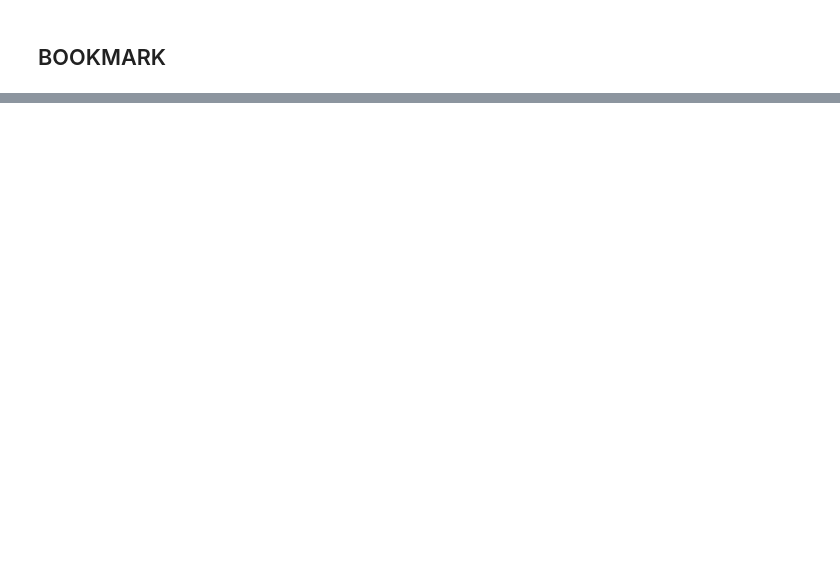
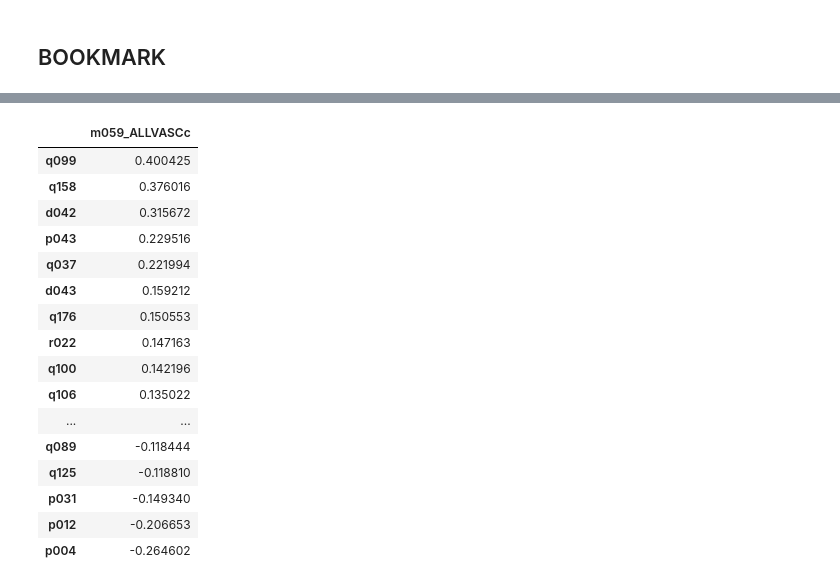
Before and after one commit to colbytse/community_health_project, a Jupyter notebook: modeling-ct.ipynb, the cells around one changed output, grey strips where cells are left out. Cells and saved outputs as stored; diff of their text form; code cells hidden in the pictures; blank space fills up the shorter version.

Commit message:
added features and importance coefficient lists

```diff
--- a/modeling-ct.ipynb
+++ b/modeling-ct.ipynb
@@ -295,0 +318,36 @@ update_df(lasso, "m005_ALL_35-69.L2-2")
+# %%
+# Creating one code block to take care of all the models in one go:
+lr = LinearRegression()
+ss = StandardScaler()
+lasso = LassoCV(alphas = np.arange(0.001, 10, 1))
+
+imp_features = pd.DataFrame()
+
+# looping over each target
+for i in mortality_feat:
+    # suppressing the convergence warnings if any
+    import warnings
+    warnings.filterwarnings("ignore")
+
+    X = clean_df.drop(columns = features_dropped)
+    y = clean_df[i]
+    # train test split ('X before y, train before test' -James 2022)
+
+    X_train, X_test, y_train, y_test = train_test_split(X, y, random_state=33)
+
+    ss.fit(X_train)
+    Xs_train = ss.transform(X_train)
+    Xs_test = ss.transform(X_test)
+
+    lr.fit(Xs_train, y_train)
+    lasso.fit(Xs_train, y_train)
+
+    mortal = i
+
+    update_df(lasso, mortal)
+
+    # creating a df to get feature importance out
+    feature_imp = pd.Series(lasso.coef_, index = X.columns)
+    feature_imp = feature_imp.sort_values(ascending=False)
+
+    imp_features[i] = feature_imp
@@ -295,0 +455,20 @@ update_df(lasso, "m005_ALL_35-69.L2-2")
+# %%
+imp_features['m059_ALLVASCc'][imp_features['m059_ALLVASCc'] != 0].to_frame().sort_values(by='m059_ALLVASCc', ascending=False)
+# %% [output]
+|  | m059_ALLVASCc |
+| q099 | 0.400425 |
+| q158 | 0.376016 |
+| d042 | 0.315672 |
+| p043 | 0.229516 |
+| q037 | 0.221994 |
+| d043 | 0.159212 |
+| q176 | 0.150553 |
+| r022 | 0.147163 |
+| q100 | 0.142196 |
+| q106 | 0.135022 |
+| ... | ... |
+| q089 | -0.118444 |
+| q125 | -0.118810 |
+| p031 | -0.149340 |
+| p012 | -0.206653 |
+| p004 | -0.264602 |
```
Also changed, not shown: parts of 16 cells of this notebook.
